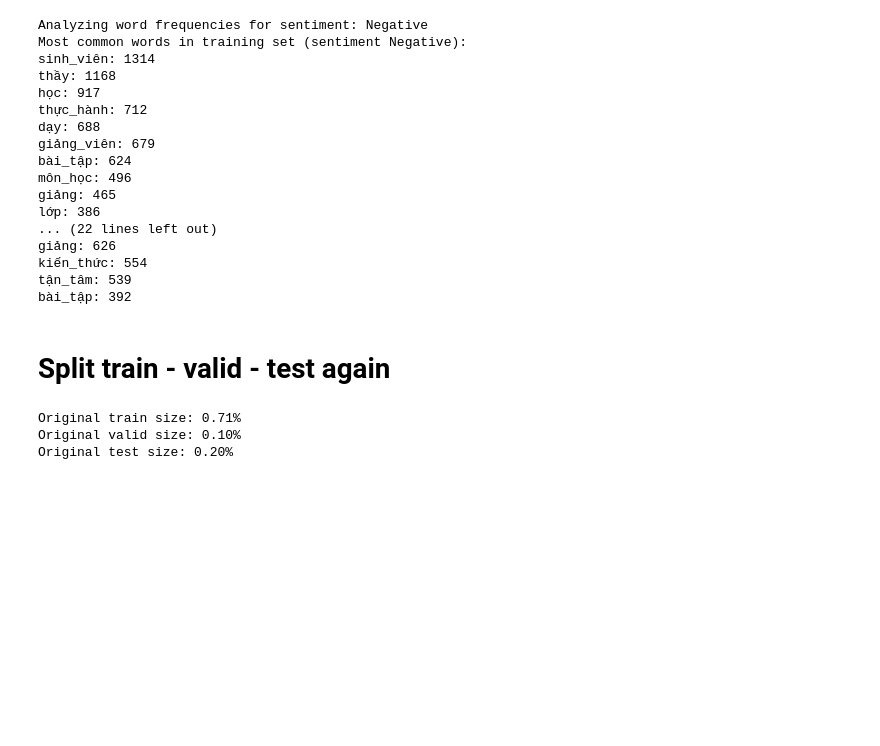
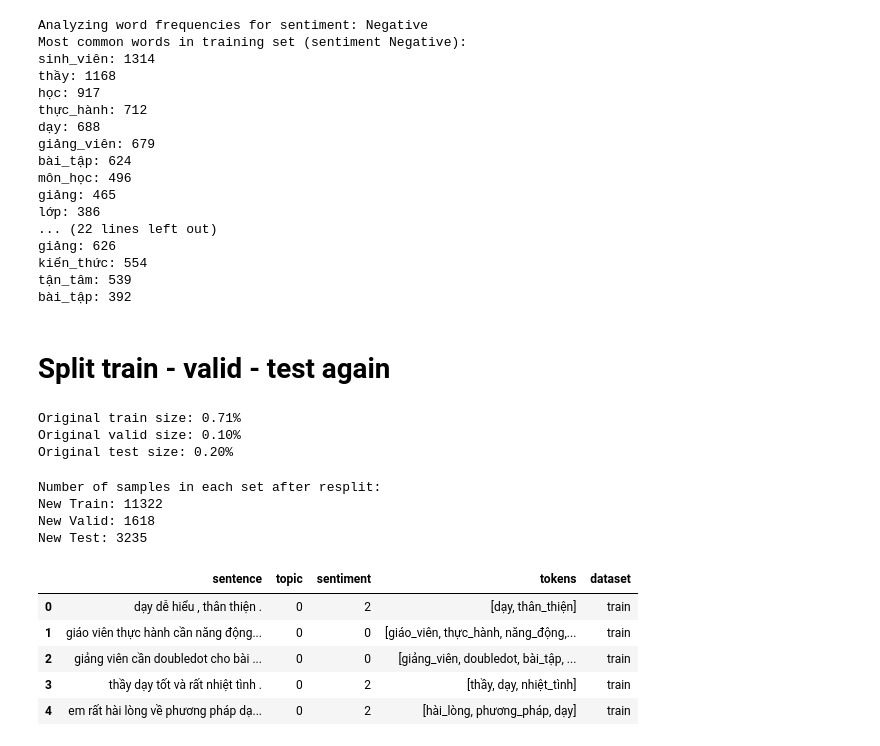
Before and after one commit to lanlehoang/python_phenikaa, a Jupyter notebook: final/preprocessing.ipynb, the cells around one changed output. Drawn from its saved outputs; the diff is of its cells as text; code cells hidden in the pictures; blank space fills up the shorter version.

```diff
--- a/final/preprocessing.ipynb
+++ b/final/preprocessing.ipynb
@@ -257,5 +257,32 @@ Original test size: 0.20%
 from sklearn.model_selection import train_test_split
 
 df_resplit = df.drop(columns=['dataset'])
-new_train, new_test = train_test_split(df_resplit, test_size=0.2, random_state=42, stratify=df_resplit['topic'])
-new_train, new_valid = train_test_split(new_train, test_size=0.125, random_state=42, stratify=new_train['topic'])
+df_resplit['composite'] = df_resplit['topic'].astype(str) + '_' + df_resplit['sentiment'].astype(str)
+
+new_train, new_test = train_test_split(df_resplit, test_size=0.2, random_state=42, stratify=df_resplit['composite'])
+new_train, new_valid = train_test_split(new_train, test_size=0.125, random_state=42, stratify=new_train['composite'])
+
+print(f"Number of samples in each set after resplit:")
+print(f"New Train: {len(new_train)}")
+print(f"New Valid: {len(new_valid)}")
+print(f"New Test: {len(new_test)}")
+# %% [output]
+Number of samples in each set after resplit:
+New Train: 11322
+New Valid: 1618
+New Test: 3235
+# %%
+# Concat new splits
+new_train['dataset'] = 'train'
+new_valid['dataset'] = 'valid'
+new_test['dataset'] = 'test'
+new_df = pd.concat([new_train, new_valid, new_test], ignore_index=True).drop(columns=['composite'])
+
+new_df.head()
+# %% [output]
+|  | sentence | topic | sentiment | tokens | dataset |
+| 0 | dạy dễ hiểu , thân thiện . | 0 | 2 | [dạy, thân_thiện] | train |
+| 1 | giáo viên thực hành cần năng động... | 0 | 0 | [giáo_viên, thực_hành, năng_động,... | train |
+| 2 | giảng viên cần doubledot cho bài ... | 0 | 0 | [giảng_viên, doubledot, bài_tập, ... | train |
+| 3 | thầy dạy tốt và rất nhiệt tình . | 0 | 2 | [thầy, dạy, nhiệt_tình] | train |
+| 4 | em rất hài lòng về phương pháp dạ... | 0 | 2 | [hài_lòng, phương_pháp, dạy] | train |
```
Also changed, not shown: parts of 1 cell of this notebook.
